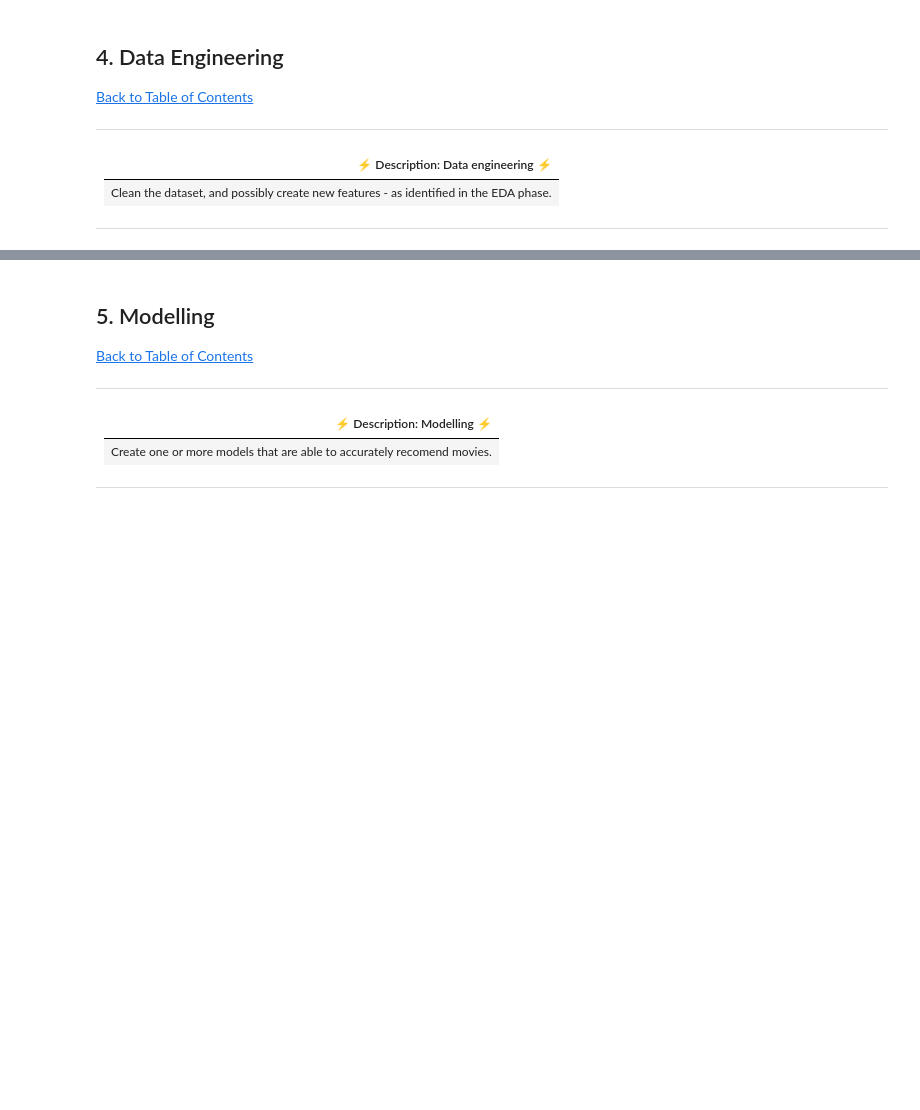
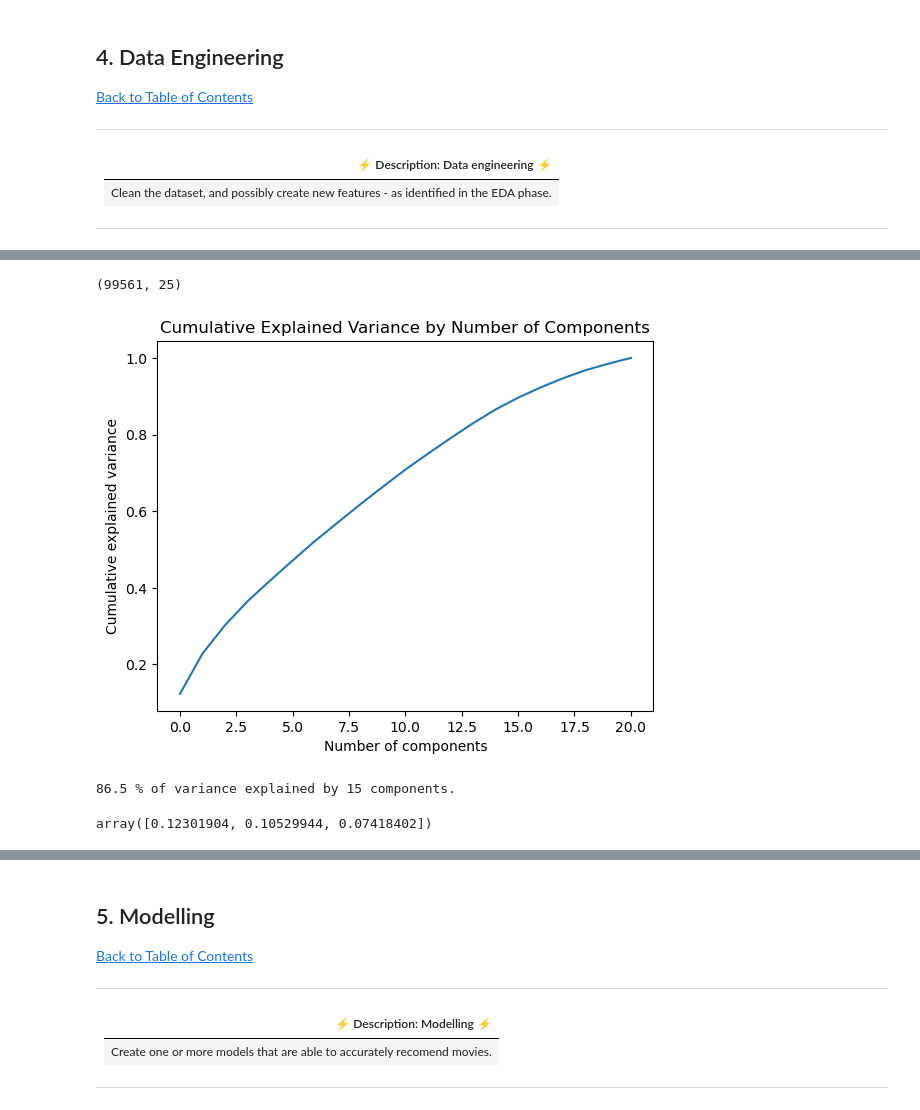
Before and after one commit to M-anza/unsupervised-predict-streamlit-template, a Jupyter notebook: starter-notebook.ipynb, the cells around one changed output, grey strips where cells are left out. Saved outputs shown, nothing was run; the diff lists cells and outputs as text; code cells hidden in the pictures; blank space fills up the shorter version.

```diff
--- a/starter-notebook.ipynb
+++ b/starter-notebook.ipynb
@@ -109,3 +361,31 @@ df = # load the data
 |Clean the dataset, and possibly create new features - as identified in the EDA phase. |
 
 ---
+# %%
+import numpy as np
+import pandas as pd
+import cufflinks as cf
+from sklearn import preprocessing
+from sklearn.decomposition import PCA
+from sklearn.model_selection import train_test_split
+
+from sklearn.ensemble import RandomForestRegressor
+
+import matplotlib.pyplot as plt
+import seaborn as sns
+%matplotlib inline
+
+sns.set(style='whitegrid', palette='muted',
+        rc={'figure.figsize': (15,10)})
+
+from plotly.offline import download_plotlyjs, init_notebook_mode, plot, iplot
+init_notebook_mode(connected=True)
+# %%
+# Extract genres from merged data
+genres = merged_data['genres'].str.get_dummies(sep='|')
+
+# Merge one-hot encoded genres with merged data
+merged_data = pd.concat([merged_data, genres], axis=1)
+
+# Drop the 'genres' column as it's no longer needed
+merged_data.drop(columns=['genres'], inplace=True)
@@ -111,0 +402,36 @@ df = # load the data
+# %%
+merged_data.shape
+# %% [output]
+(99561, 25)
+# %%
+from sklearn.decomposition import PCA
+import numpy as np
+us_df_numeric = merged_data.drop(columns=['userId', 'movieId', 'rating', 'title'])
+from sklearn.preprocessing import StandardScaler
+scaler = StandardScaler()
+us_df_scaled = scaler.fit_transform(us_df_numeric)
+pca = PCA()
+prin_comp = pca.fit_transform(us_df_scaled)
+pca_df = pd.DataFrame(data=prin_comp)
+plt.plot(np.cumsum(pca.explained_variance_ratio_))
+plt.xlabel('Number of components')
+plt.ylabel('Cumulative explained variance')
+plt.title('Cumulative Explained Variance by Number of Components')
+plt.show()
+# %% [output]
+[figure, added]
+# %%
+variance_threshold = 0.85
+pca_85 = PCA(variance_threshold)
+pca_transformed = pca_85.fit_transform(us_df_scaled)
+explained_variance_ratio_sum = pca_85.explained_variance_ratio_.sum() * 100
+print(round(explained_variance_ratio_sum, 1),
+      "% of variance explained by",
+      pca_85.n_components_,
+      "components.")
+# %% [output]
+86.5 % of variance explained by 15 components.
+# %%
+pca.explained_variance_ratio_[:3]
+# %% [output]
+array([0.12301904, 0.10529944, 0.07418402])
```
Also changed, not shown: parts of 34 cells of this notebook, 14 other files.
